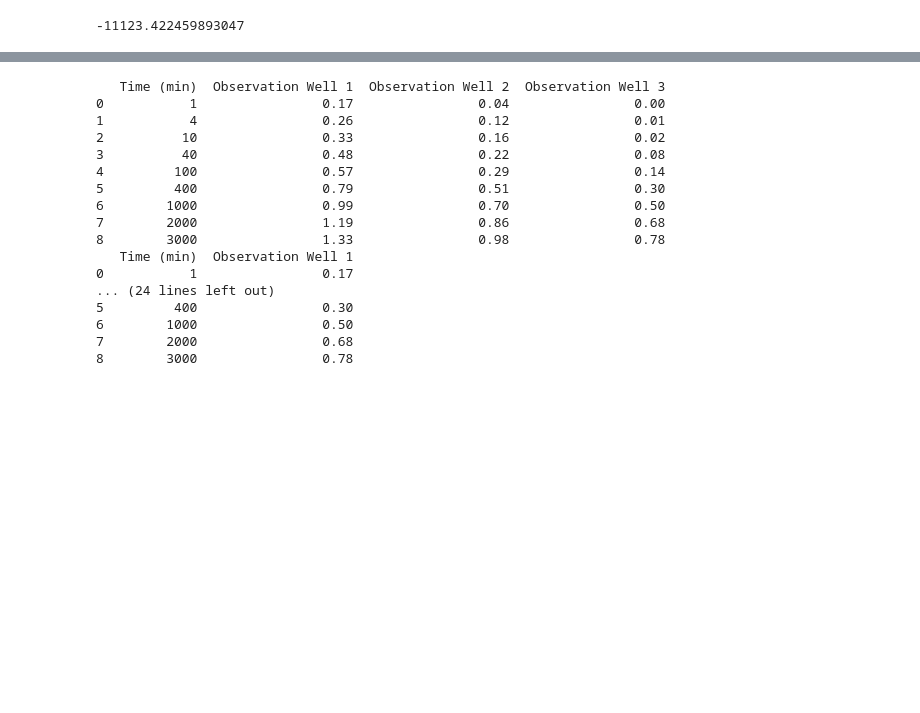
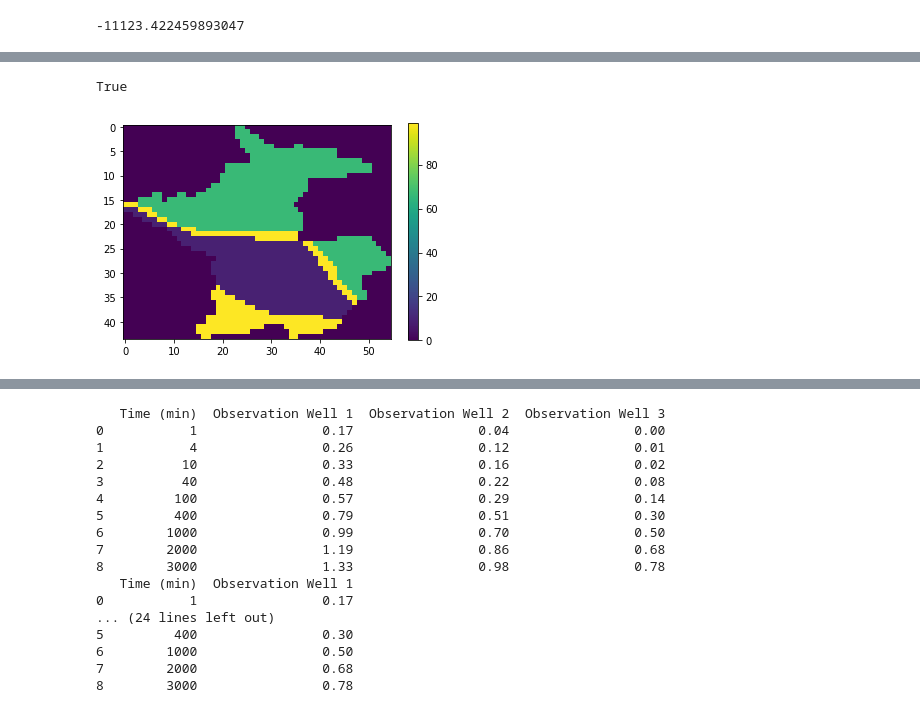
Before and after one commit to jordw22/modflow_epa, a Jupyter notebook: Notebooks/Problem 19 - Application of a Groundwater Flow Model to a Water Supply Problem.ipynb, the cells around one changed output, grey strips where cells are left out. Saved outputs shown, nothing was run; the diff lists cells and outputs as text; code cells hidden in the pictures; blank space fills up the shorter version.

```diff
--- a/Notebooks/Problem 19 - Application of a Groundwater Flow Model to a Water Supply Problem.ipynb
+++ b/Notebooks/Problem 19 - Application of a Groundwater Flow Model to a Water Supply Problem.ipynb
@@ -15,14 +15,14 @@ import flopy
 #Store the values of each parameter into separate variables
 inh = 0.0 #initial head
 hk = .3*86400 #hydraulic conductivity ft^2/day
-s = 0.06 #storage coefficient
+ss = 0.06 #storage coefficient
 delr = 100 #grid spacing (uniform)
 delc = delr
 pr = -.963/7.48*86400 #pumping rate ft^3/day
 perlen = 1.5 #stress period length in days
 nstp = 10 #number of time steps
 tsmult = 1.414 #time step multiplier
-sip_it_par = 5 # iteration parameters
+it_par = 5 # iteration parameters
 mxiter = 50 #maximum number of iterations
 accel_par = 1.0 #acceleration parameter
 hclose = 0.001 #closure criterion (the head change criterion for convergence)
@@ -73,3 +64,40 @@ replacing existing Package...
+# %%
+#call in the layer-propery flow (LPF)
+
+fname='..\Data\p19_trans.txt'
+print(os.path.isfile(fname))
+with open(fname) as f:
+    data = f.read().splitlines()
+
+f.close()
+#print(data)
+
+ibound = []
+for s in data:
+    for value in s.strip().split(' '):
+        ibound.append(int(value))
+ibound = np.array(ibound)
+ibound = ibound.reshape((44, 55))
+plt.imshow(ibound)
+hk = np.empty((44, 55), dtype=np.float)
+hk[:, :] = ibound[:, :]
+
+hk1 = 67.
+hk2 = 99.
+hk4 = 9.
+
+hk = np.where(hk==1, hk1, hk)
+hk = np.where(hk==2, hk2, hk)
+hk = np.where(hk==4, hk4, hk)
+plt.imshow(hk)
+plt.colorbar()
+
+
+
+lpf = flopy.modflow.ModflowLpf(mf, hk=hk, ss=ss, laytyp=laytyp, ipakcb=ipakcb)
+# %% [output]
+True
+[figure, added]
 # %%
 #call in the well package (WEL)
 # Remember to use zero-based layer, row, column indices!
```
Also changed, not shown: parts of 16 cells of this notebook.
